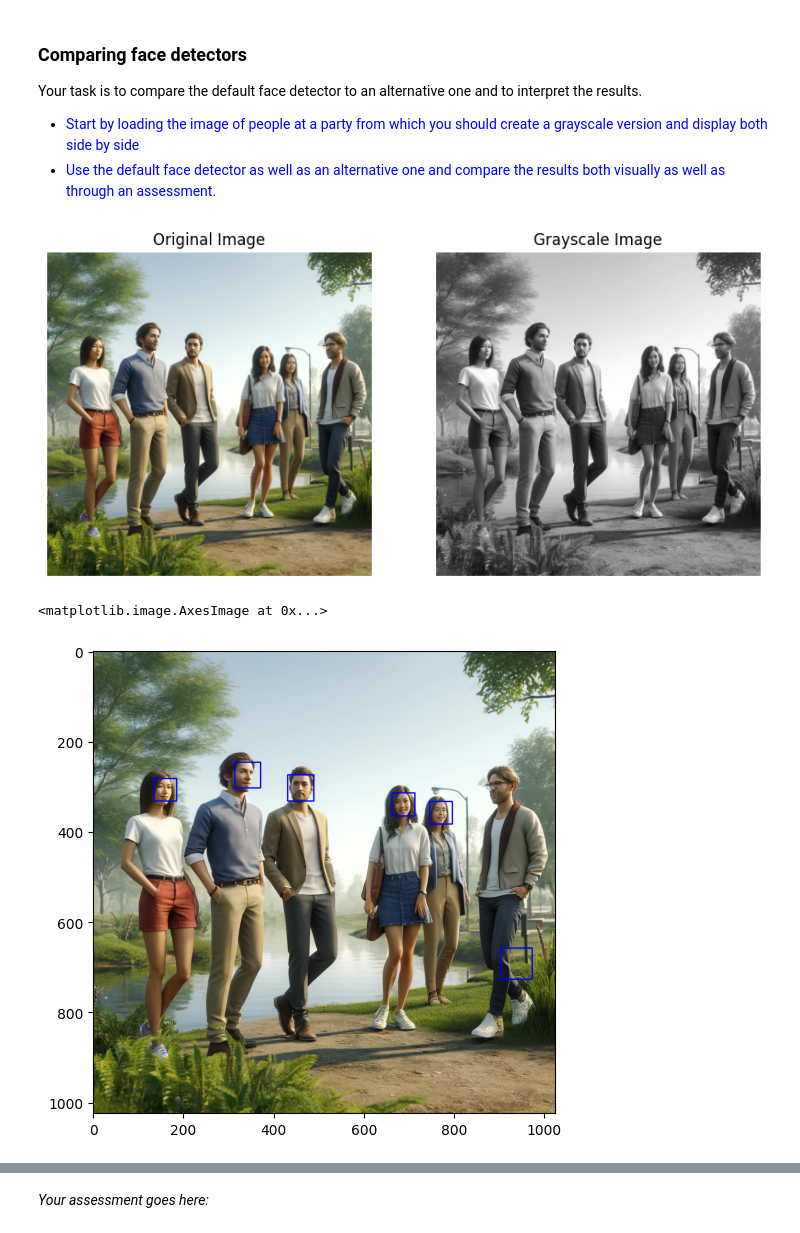
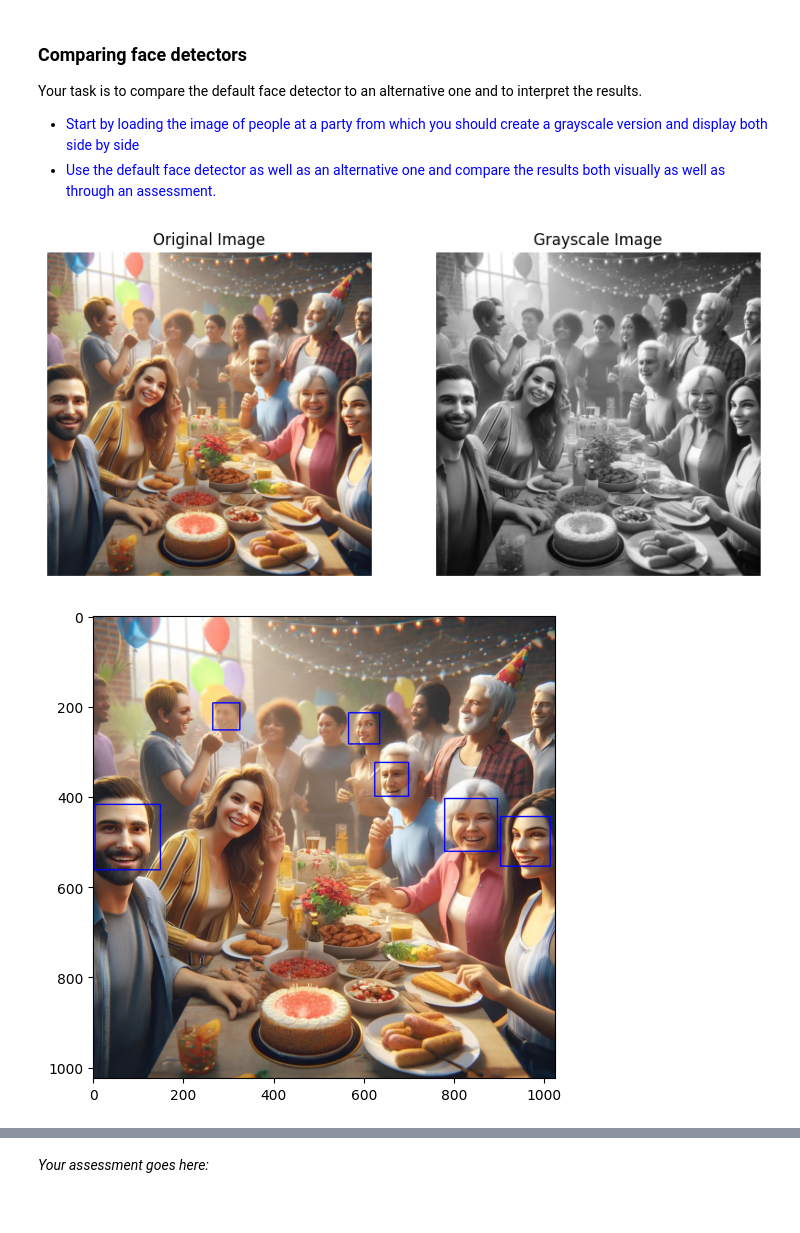
Before and after one commit to muazzamaqeel/DeepLearning, a Jupyter notebook: University_Work/Group-Work/OpenCV/05b_CV_Intro_Ex/05b_CV_Intro_Ex/05b_CV_Intro_Ex.ipynb, the cells around one changed output, grey strips where cells are left out. Drawn from its saved outputs; the diff is of its cells as text; code cells hidden in the pictures.

```diff
--- a/University_Work/Group-Work/OpenCV/05b_CV_Intro_Ex/05b_CV_Intro_Ex/05b_CV_Intro_Ex.ipynb
+++ b/University_Work/Group-Work/OpenCV/05b_CV_Intro_Ex/05b_CV_Intro_Ex/05b_CV_Intro_Ex.ipynb
@@ -169,25 +169,26 @@ Your task is to compare the default face detector to an alternative one and to i
 # %%
 # Your solution goes here: (if you need more code/markdown cells, feel free to insert them as you see fit)
 
-image_path = 'img/Personen_im_Park.jpg'
+image_path = 'img/Fest_gemischt.jpg'
 image = cv2.imread(image_path)
 gray_image = cv2.cvtColor(image, cv2.COLOR_BGR2GRAY)
 
 plt.figure(figsize=(10, 5))
 plt.subplot(1, 2, 1)
 plt.imshow(cv2.cvtColor(image, cv2.COLOR_BGR2RGB))
 plt.title('Original Image')
 plt.axis('off')
 
 plt.subplot(1, 2, 2)
 plt.imshow(gray_image, cmap='gray')
 plt.title('Grayscale Image')
 plt.axis('off')
 
 plt.show()
 # %% [output]
-[figure, old version]
+[figure, new version]
 # %%
+#Default face dectector
 face_box_color = (255, 0, 0)
 face_cascade = cv2.CascadeClassifier('models/haarcascade_frontalface_default.xml')
 test_image = cv2.imread(image_path)
@@ -195,7 +196,6 @@ people_gray = cv2.cvtColor(test_image, cv2.COLOR_BGR2GRAY)
 faces = face_cascade.detectMultiScale(people_gray, 1.3, 5)
 for (x, y, w, h) in faces:
     cv2.rectangle(test_image, (x, y), (x+w, y+h), face_box_color, 2)
-plt.imshow(cv2.cvtColor(test_image, cv2.COLOR_BGR2RGB))
+plt.imshow(cv2.cvtColor(test_image, cv2.COLOR_BGR2RGB));
 # %% [output]
-<matplotlib.image.AxesImage at 0x...>
-[figure, old version]
+[figure, new version]
```
Also changed, not shown: parts of 1 cell of this notebook, 1 other file.
